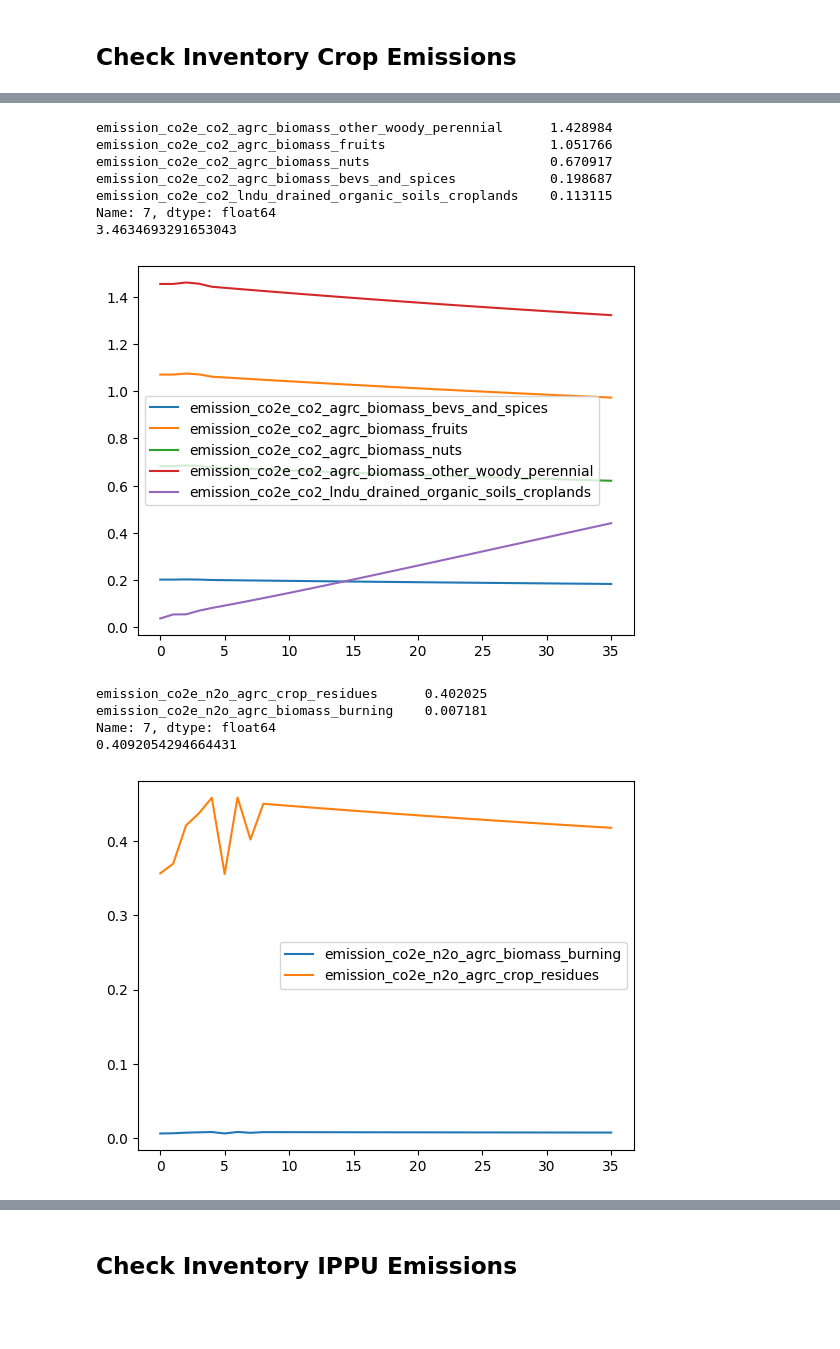
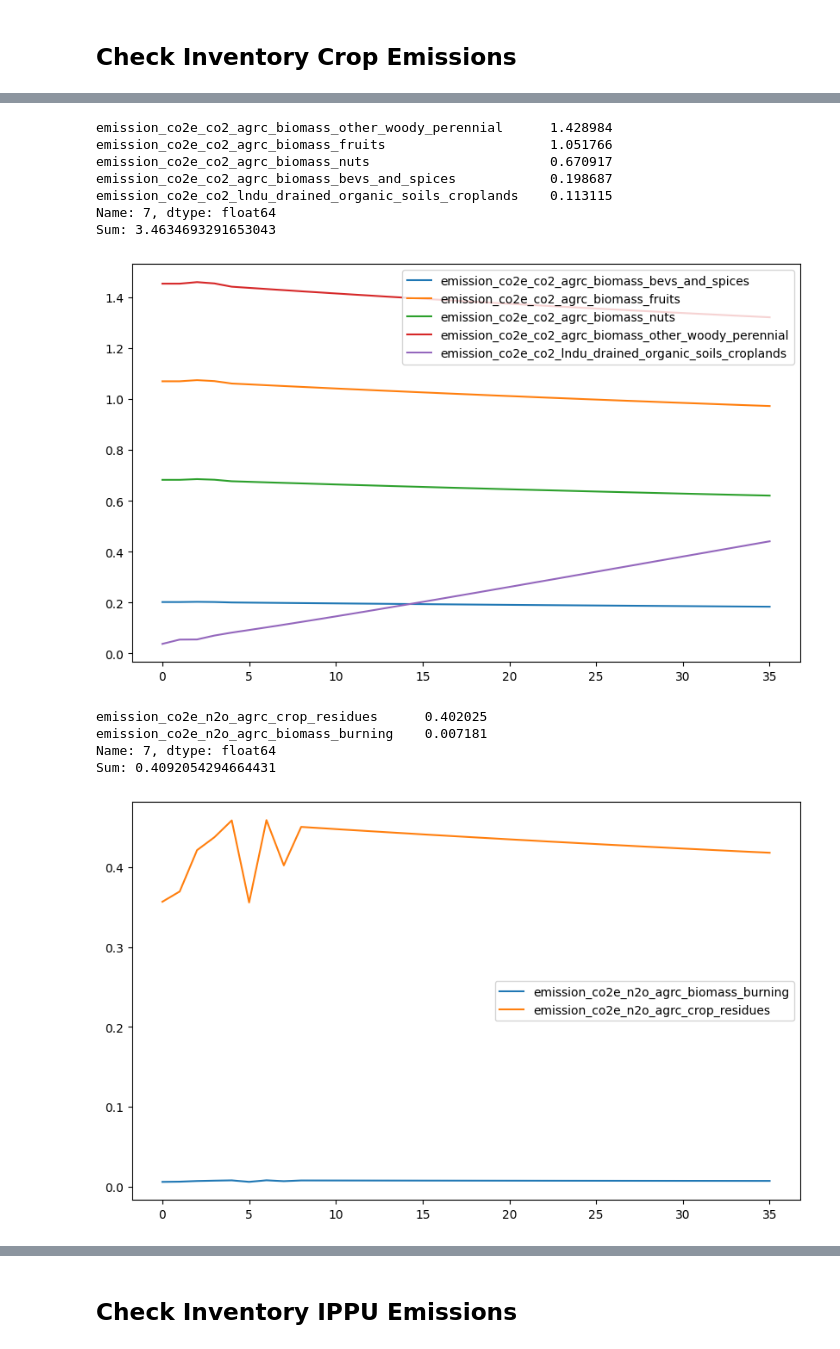
Before and after one commit to sisepuede-framework/ssp_bulgaria, a Jupyter notebook: ssp_modeling/notebooks/bulgaria_manager_wb_wem_wam.ipynb, the cells around one changed output, grey strips where cells are left out. Cells and saved outputs as stored; diff of their text form; code cells hidden in the pictures; blank space fills up the shorter version.

```diff
--- a/ssp_modeling/notebooks/bulgaria_manager_wb_wem_wam.ipynb
+++ b/ssp_modeling/notebooks/bulgaria_manager_wb_wem_wam.ipynb
@@ -976,0 +1009,4 @@ updated_input_df[ef_lvst_entferm_fields] = updated_input_df[ef_lvst_entferm_fiel
+# %%
+# scale down the methane correction factors
+updated_input_df["mcf_waso_average_landfilled"] = updated_input_df["mcf_waso_average_landfilled"] * 0.45
+updated_input_df["mcf_waso_average_open_dump"] = updated_input_df["mcf_waso_average_open_dump"] * 0.45
@@ -976,0 +1057,5 @@ updated_input_df[ef_lvst_entferm_fields] = updated_input_df[ef_lvst_entferm_fiel
+# %%
+updated_input_df["frac_waso_non_recycled_incinerated"] = 0.0015
+updated_input_df["frac_waso_non_recycled_landfilled"] = 0.5285
+updated_input_df["frac_waso_non_recycled_open_dump"] = 0.47
+updated_input_df[[col for col in updated_input_df.columns if "frac_waso_non_recycled" in col]].sum(axis=1).unique()
@@ -977,3 +1127,12 @@ updated_input_df[ef_lvst_entferm_fields] = updated_input_df[ef_lvst_entferm_fiel
+# %%
+updated_input_df["frac_trww_n_removed_untreated_no_sewerage "] = 0.90
+updated_input_df["frac_trww_n_removed_untreated_with_sewerage"] = 0.90
+updated_input_df["frac_trww_tow_removed_untreated_no_sewerage"] = 0.30
+updated_input_df["frac_trww_tow_removed_untreated_with_sewerage"] = 0.30
+updated_input_df["mcf_trww_untreated_no_sewerage"] *= 0.50
+updated_input_df["mcf_trww_untreated_with_sewerage"] *= 0.50
+updated_input_df["ef_trww_untreated_no_sewerage_g_n2o_per_g_n"] *= 0.05
+updated_input_df["ef_trww_untreated_with_sewerage_g_n2o_per_g_n"] *= 0.05
 # %% [markdown]
 ## Let's Modify the  LNDU Reallocation factor
 # %%
@@ -1403,6 +1562,14 @@ for primary_id in primary_ids_to_plot:
 #         primary_id=primary_id,
 #         title=f"Agriculture Emissions Stack Plot for Primary ID {primary_id}"
 #     )
+# %%
+def get_inventory_fields_insight(inventory_df, subsector_id, ssp_out_df, primary_id=0, row_idx=7, figsize=(10,6)):
+
+    vars_list = get_vars_by_id(inventory_df, subsector_id)
+    ssp_out_df_filtered = ssp_out_df[ssp_out_df.primary_id == primary_id]
+    ssp_out_df_filtered[vars_list].plot(figsize=figsize)
+    print(ssp_out_df_filtered[vars_list].loc[row_idx].sort_values(ascending=False))
+    print("Sum:", ssp_out_df_filtered[vars_list].loc[row_idx].sum())
 # %% [markdown]
 ## Check Inventory Crop Emissions
 # %%
@@ -1416,28 +1583,32 @@ inventory_df.head()
 | 3 | lvst | CH4 | Agriculture | AG - Livestock | AG - Livestock | emission_co2e_ch4_lvst_entferm_bu... | AG - Livestock - CH4 | 1.669900 | ... |
 | 4 | lsmm | CH4 | Agriculture | AG - Livestock | AG - Livestock | emission_co2e_ch4_lsmm_anaerobic_... | AG - lsmm-Livestock - CH4 | 0.306905 | ... |
 # %%
-co2_crop_fields = get_vars_by_id(inventory_df, "AG - Crops - CO2")
-df_out[df_out.primary_id == 0][co2_crop_fields].plot()
-print(df_out[df_out.primary_id == 0][co2_crop_fields].loc[7].sort_values(ascending=False))
-print(df_out[df_out.primary_id == 0][co2_crop_fields].loc[7].sum())
+# co2_crop_fields = get_vars_by_id(inventory_df, "AG - Crops - CO2")
+# df_out[df_out.primary_id == 0][co2_crop_fields].plot()
+# print(df_out[df_out.primary_id == 0][co2_crop_fields].loc[7].sort_values(ascending=False))
+# print(df_out[df_out.primary_id == 0][co2_crop_fields].loc[7].sum())
+
+get_inventory_fields_insight(inventory_df, "AG - Crops - CO2", df_out, primary_id=0, row_idx=7)
 # %% [output]
 emission_co2e_co2_agrc_biomass_other_woody_perennial      1.428984
 emission_co2e_co2_agrc_biomass_fruits                     1.051766
 emission_co2e_co2_agrc_biomass_nuts                       0.670917
 emission_co2e_co2_agrc_biomass_bevs_and_spices            0.198687
 emission_co2e_co2_lndu_drained_organic_soils_croplands    0.113115
 Name: 7, dtype: float64
-3.4634693291653043
+Sum: 3.4634693291653043
-[figure, old version]
+[figure, new version]
 # %%
-n2o_crop_fields = get_vars_by_id(inventory_df, "AG - Crops - N2O")
-df_out[df_out.primary_id == 0][n2o_crop_fields].plot()
-print(df_out[df_out.primary_id == 0][n2o_crop_fields].loc[7].sort_values(ascending=False))
-print(df_out[df_out.primary_id == 0][n2o_crop_fields].loc[7].sum())
+# n2o_crop_fields = get_vars_by_id(inventory_df, "AG - Crops - N2O")
+# df_out[df_out.primary_id == 0][n2o_crop_fields].plot()
+# print(df_out[df_out.primary_id == 0][n2o_crop_fields].loc[7].sort_values(ascending=False))
+# print(df_out[df_out.primary_id == 0][n2o_crop_fields].loc[7].sum())
+
+get_inventory_fields_insight(inventory_df, "AG - Crops - N2O", df_out, primary_id=0, row_idx=7)
 # %% [output]
 emission_co2e_n2o_agrc_crop_residues      0.402025
 emission_co2e_n2o_agrc_biomass_burning    0.007181
 Name: 7, dtype: float64
-0.4092054294664431
+Sum: 0.4092054294664431
-[figure, old version]
+[figure, new version]
 # %%
```
Also changed, not shown: parts of 47 cells of this notebook.
